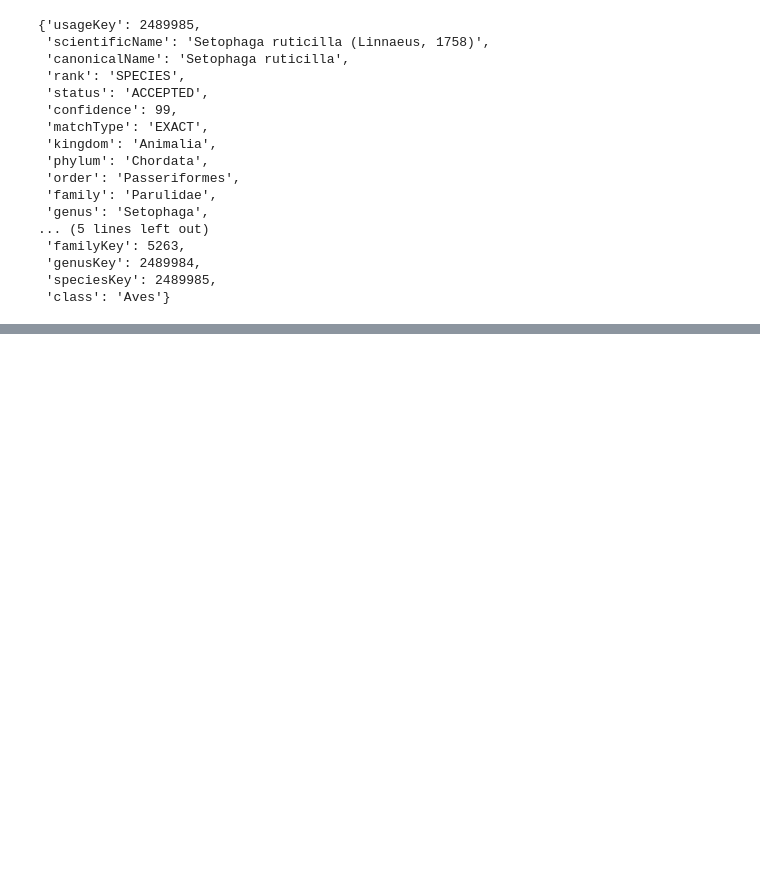
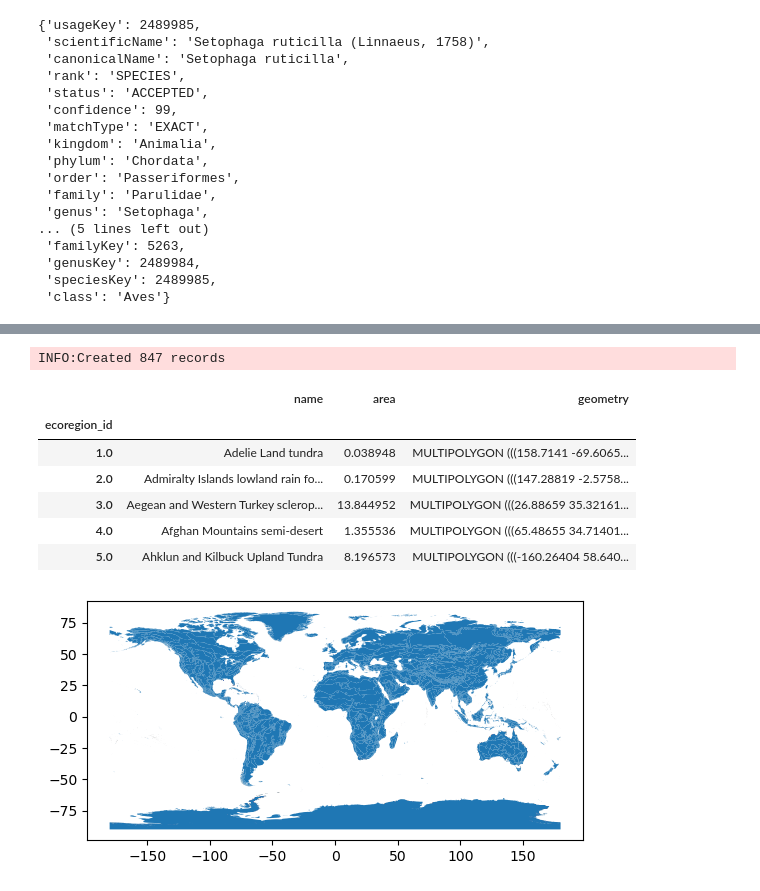
Before and after one commit to maxwarnock/maxwarnock-final-project-1, a Jupyter notebook: notebooks/download-2014.ipynb, the cells around one changed output, grey strips where cells are left out. Drawn from its saved outputs; the diff is of its cells as text; code cells hidden in the pictures; blank space fills up the shorter version.

Commit message:
finished all downloads

```diff
--- a/notebooks/download-2014.ipynb
+++ b/notebooks/download-2014.ipynb
@@ -178,0 +224,46 @@ Unzipping GBIF data
+# %%
+# Ecoregions data from GeographyRealm, RESOLVE, and OneEarth:
+# GeographyRealm: https://www.geographyrealm.com/terrestrial-ecoregions-gis-data/
+# OneEarth: https://www.oneearth.org/announcing-the-release-of-ecoregion-snapshots/
+eco_url = (
+    "https://storage.googleapis.com/teow2016/Ecoregions2017.zip")
+
+# Set up a path to save the data to your machine
+eco_dir = os.path.join(data_dir_2014, 'resolve_ecoregions')
+# Make ecoregions directory
+os.makedirs(eco_dir, exist_ok=True)
+
+# Join ecoregions shapefile path
+eco_path = os.path.join(eco_dir, 'ecoregions.shp')
+
+# Only download once
+if not os.path.exists(eco_path):
+    my_gdf = gpd.read_file(eco_url)
+    my_gdf.to_file(eco_path)
+# %% [output]
+INFO:Created 847 records
+# %%
+# Opening the download and renaming some of the column names
+eco_gdf = (
+    gpd.read_file(eco_path)
+    [['OBJECTID','ECO_NAME','SHAPE_AREA','geometry']]
+    .rename(columns={
+        'OBJECTID': 'ecoregion_id',
+        'ECO_NAME': 'name',
+        'SHAPE_AREA': 'area'
+    })
+    .set_index('ecoregion_id')
+)
+
+# Plot the ecoregions quickly to check download
+eco_gdf.plot()
+eco_gdf.head()
+# %% [output]
+|  | name | area | geometry |
+| ecoregion_id |  |  |  |
+| 1.0 | Adelie Land tundra | 0.038948 | MULTIPOLYGON (((158.7141 -69.6065... |
+| 2.0 | Admiralty Islands lowland rain fo... | 0.170599 | MULTIPOLYGON (((147.28819 -2.5758... |
+| 3.0 | Aegean and Western Turkey sclerop... | 13.844952 | MULTIPOLYGON (((26.88659 35.32161... |
+| 4.0 | Afghan Mountains semi-desert | 1.355536 | MULTIPOLYGON (((65.48655 34.71401... |
+| 5.0 | Ahklun and Kilbuck Upland Tundra | 8.196573 | MULTIPOLYGON (((-160.26404 58.640... |
+[figure, added]
```
Also changed, not shown: parts of 15 cells of this notebook, 7 other files.
